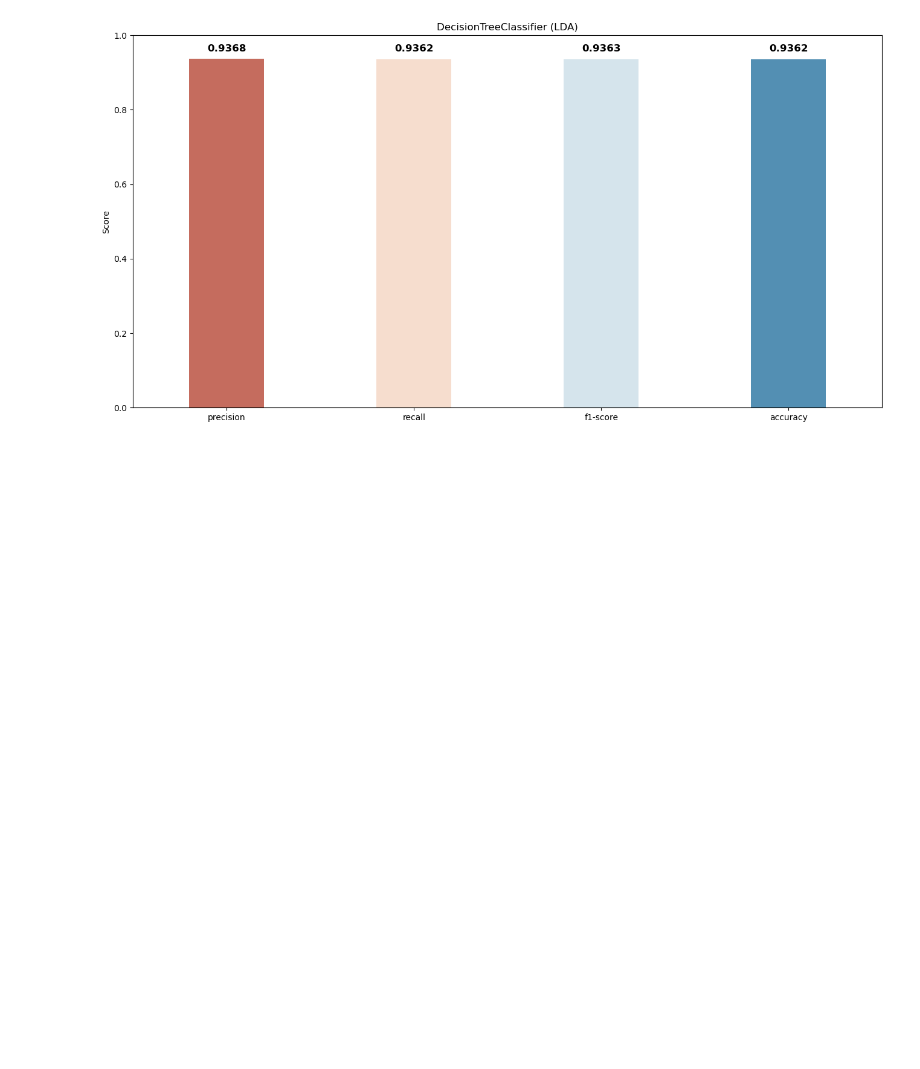
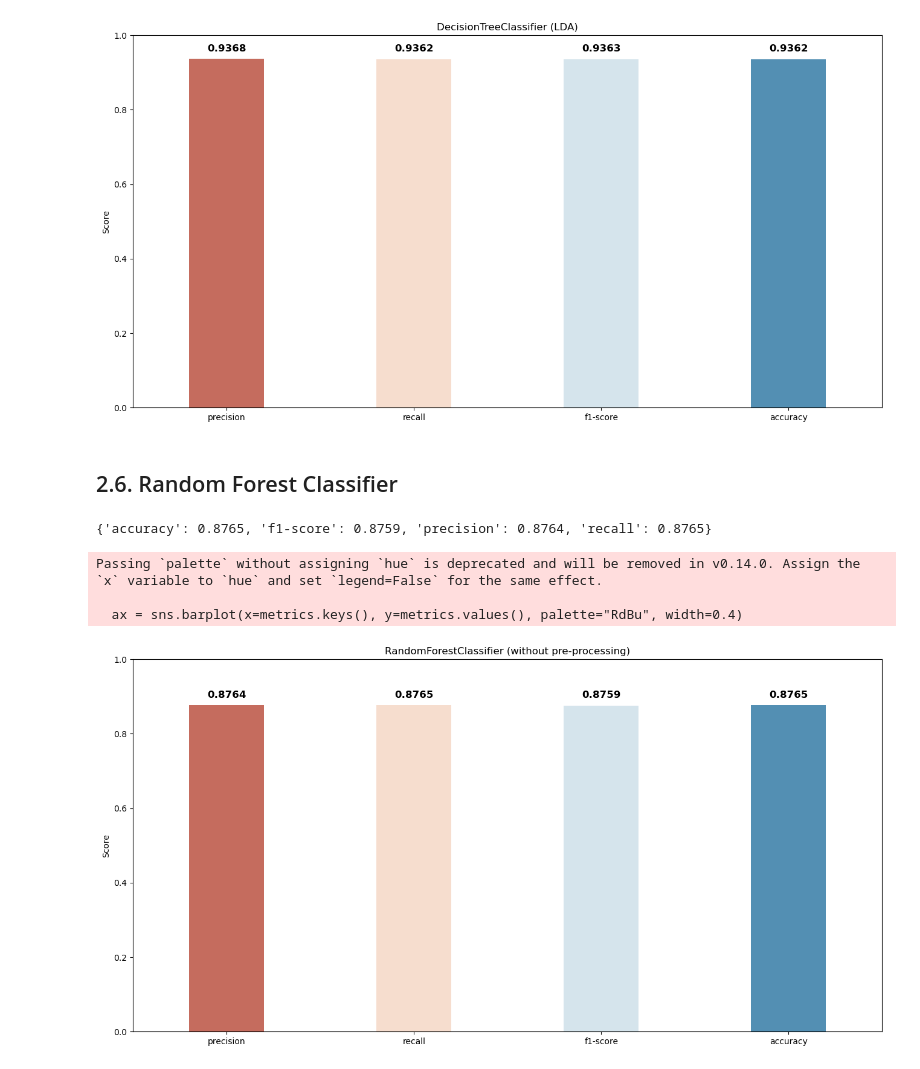
Before and after one commit to kazemini/data_analysis_practice, a Jupyter notebook: mobile_price_pre.ipynb, the cells around one changed output. Saved outputs shown, nothing was run; the diff lists cells and outputs as text; code cells hidden in the pictures; blank space fills up the shorter version.

Commit message:
randomforest classifier

```diff
--- a/mobile_price_pre.ipynb
+++ b/mobile_price_pre.ipynb
@@ -642,3 +643,16 @@ Passing `palette` without assigning `hue` is deprecated and will be removed in v
 
   ax = sns.barplot(x=metrics.keys(), y=metrics.values(), palette="RdBu", width=0.4)
 [figure]
+# %% [markdown]
+## 2.6. Random Forest Classifier
+# %%
+rfc = RandomForestClassifier(random_state=RANDOM_STATE)
+rfc_metrics = evaluate_model_with_kfold(rfc, df_x,df_y, kf)
+pprint(rfc_metrics)
+barplt(rfc_metrics,'RandomForestClassifier (without pre-processing)')
+# %% [output]
+{'accuracy': 0.8765, 'f1-score': 0.8759, 'precision': 0.8764, 'recall': 0.8765}
+Passing `palette` without assigning `hue` is deprecated and will be removed in v0.14.0. Assign the `x` variable to `hue` and set `legend=False` for the same effect.
+
+  ax = sns.barplot(x=metrics.keys(), y=metrics.values(), palette="RdBu", width=0.4)
+[figure, added]
```
Also changed, not shown: parts of 4 cells of this notebook.
